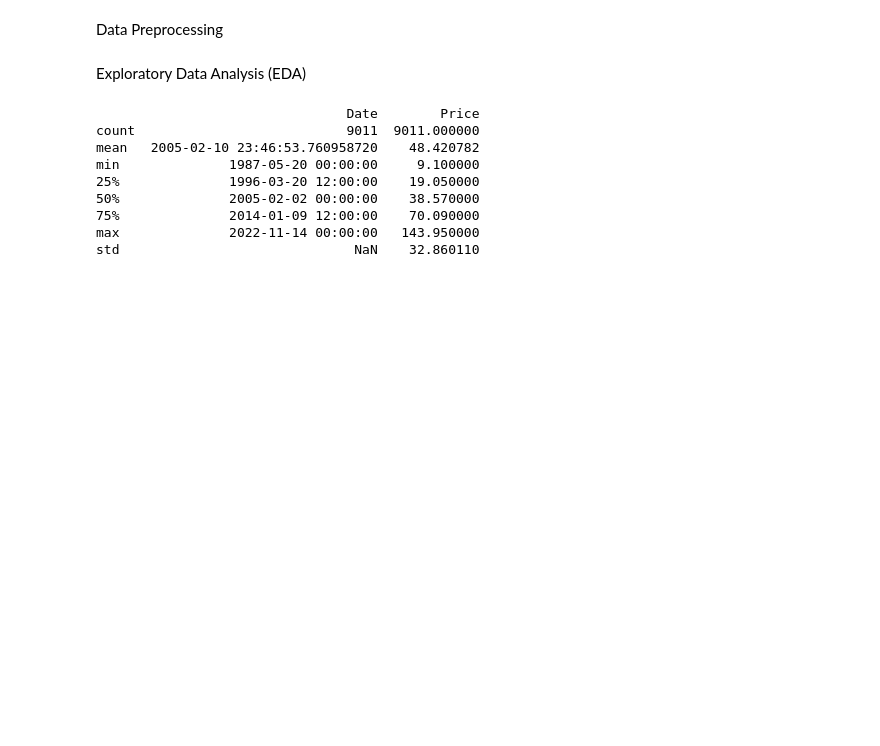
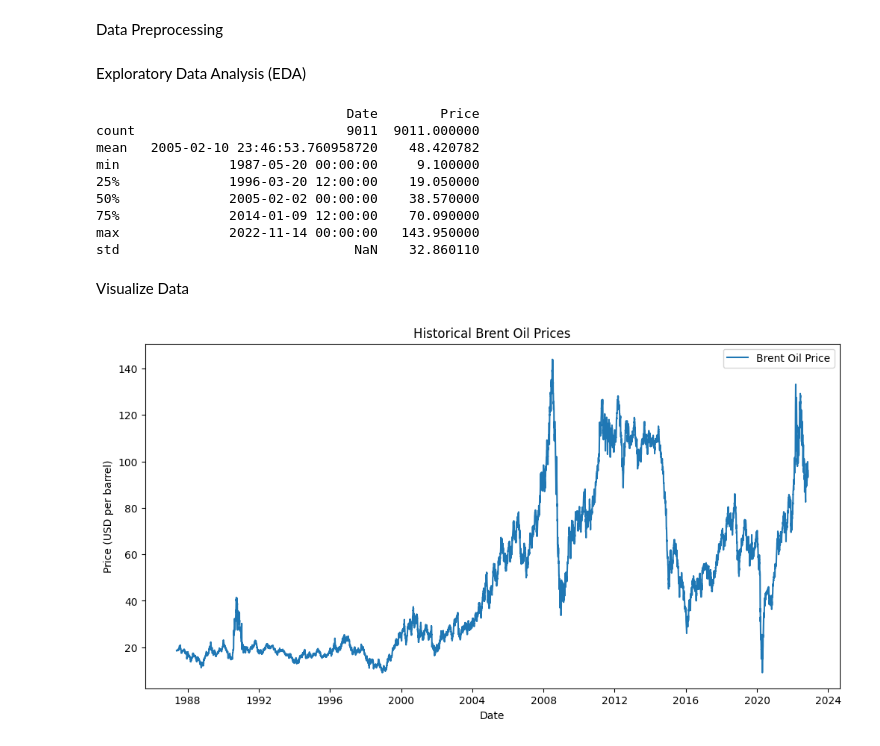
Before and after one commit to fro-su/Birhan_Energies, a Jupyter notebook: notebooks/EDA.ipynb, the cells around one changed output. Cells and saved outputs as stored; diff of their text form; code cells hidden in the pictures; blank space fills up the shorter version.

Commit message:
Visualize Data plot the tiome series data

```diff
--- a/notebooks/EDA.ipynb
+++ b/notebooks/EDA.ipynb
@@ -68,3 +68,16 @@ min              1987-05-20 00:00:00     9.100000
 75%              2014-01-09 12:00:00    70.090000
 max              2022-11-14 00:00:00   143.950000
 std                              NaN    32.860110
+# %% [markdown]
+Visualize Data
+# %%
+# Plot the time series data to identify trends and patterns:
+plt.figure(figsize=(12, 6))
+plt.plot(data['Date'], data['Price'], label='Brent Oil Price')
+plt.xlabel('Date')
+plt.ylabel('Price (USD per barrel)')
+plt.title('Historical Brent Oil Prices')
+plt.legend()
+plt.show()
+# %% [output]
+[figure, added]
```
